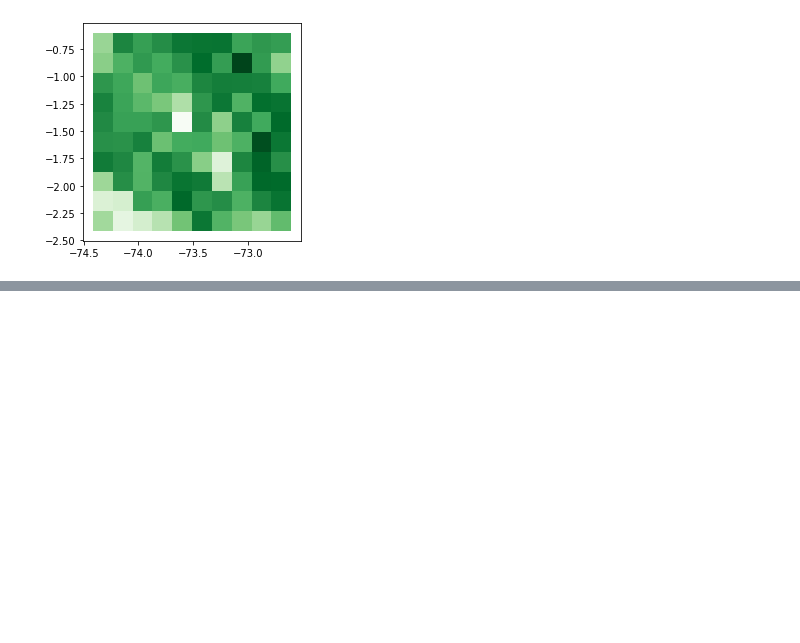
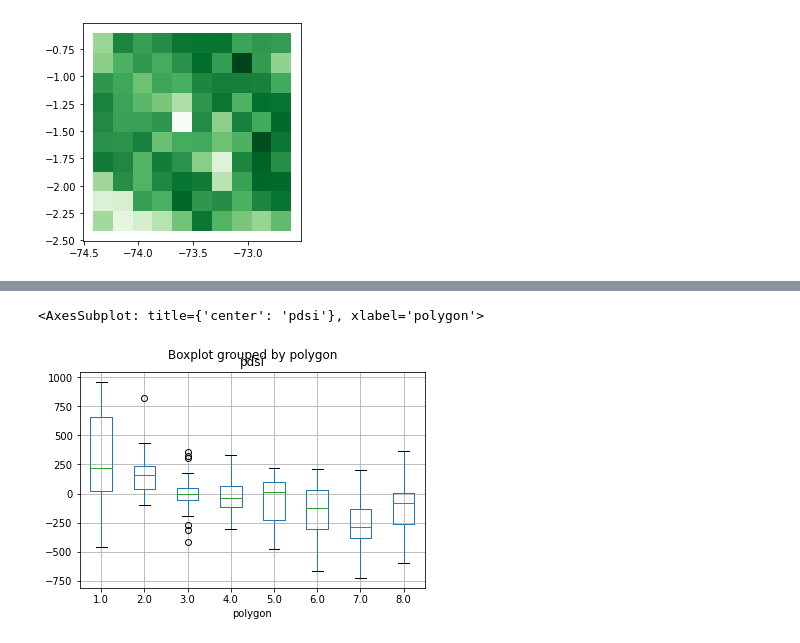
Before and after one commit to 4C-Guided-Team-Challenge/drought-with-gedi, a Jupyter notebook: notebooks/exploratory/EcosystemClustering.ipynb, the cells around one changed output, grey strips where cells are left out. Saved outputs shown, nothing was run; the diff lists cells and outputs as text; code cells hidden in the pictures; blank space fills up the shorter version.

```diff
--- a/notebooks/exploratory/EcosystemClustering.ipynb
+++ b/notebooks/exploratory/EcosystemClustering.ipynb
@@ -461,0 +674,2 @@ plot_raster(grid, 10, shape, 1, 'pai')
+# %%
+PDSI_df = pd.DataFrame()
@@ -461,0 +678,5 @@ plot_raster(grid, 10, shape, 1, 'pai')
+# %%
+PDSI_df.boxplot(column = 'pdsi', by='polygon')
+# %% [output]
+<AxesSubplot: title={'center': 'pdsi'}, xlabel='polygon'>
+[figure, added]
```
Also changed, not shown: parts of 65 cells of this notebook.
